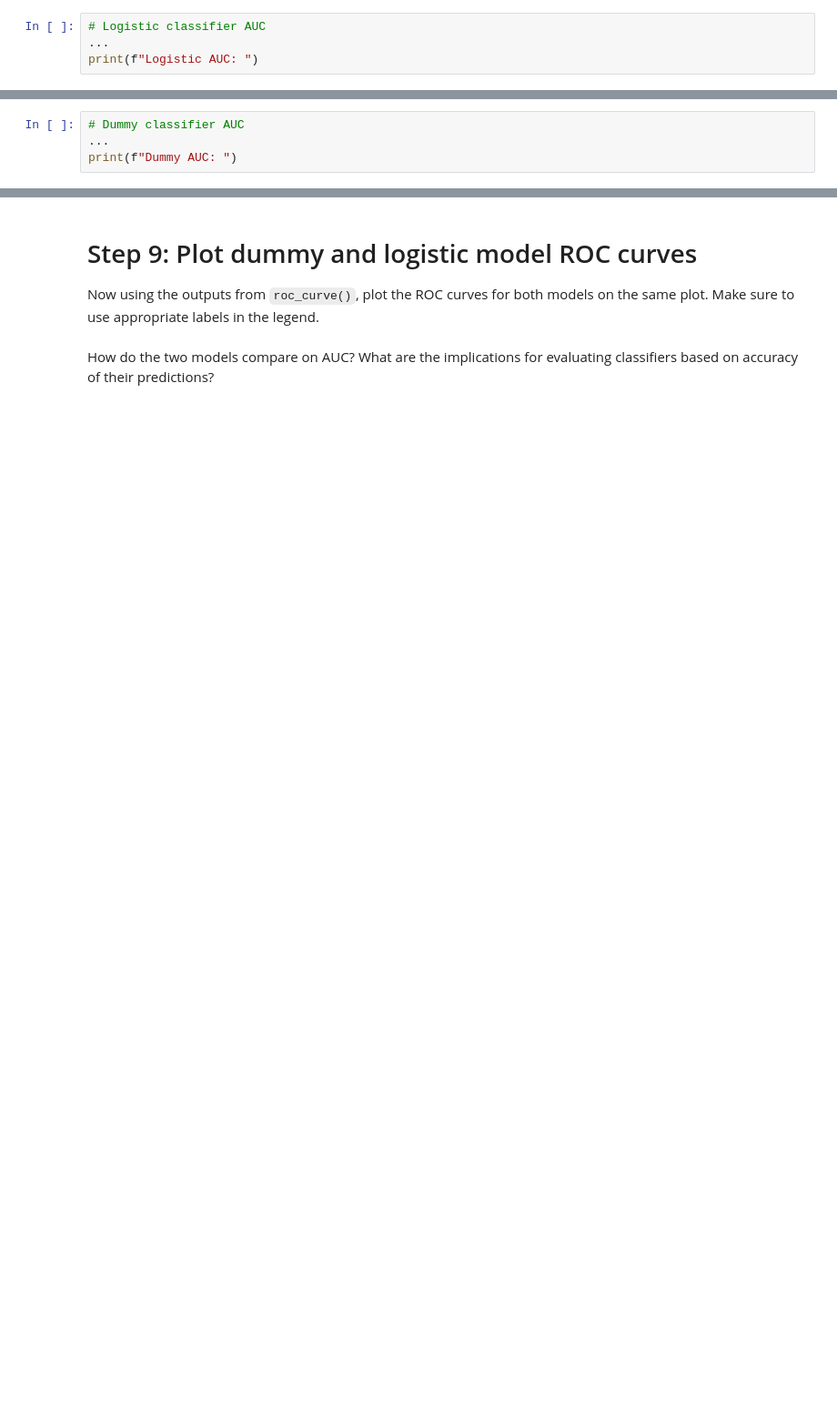
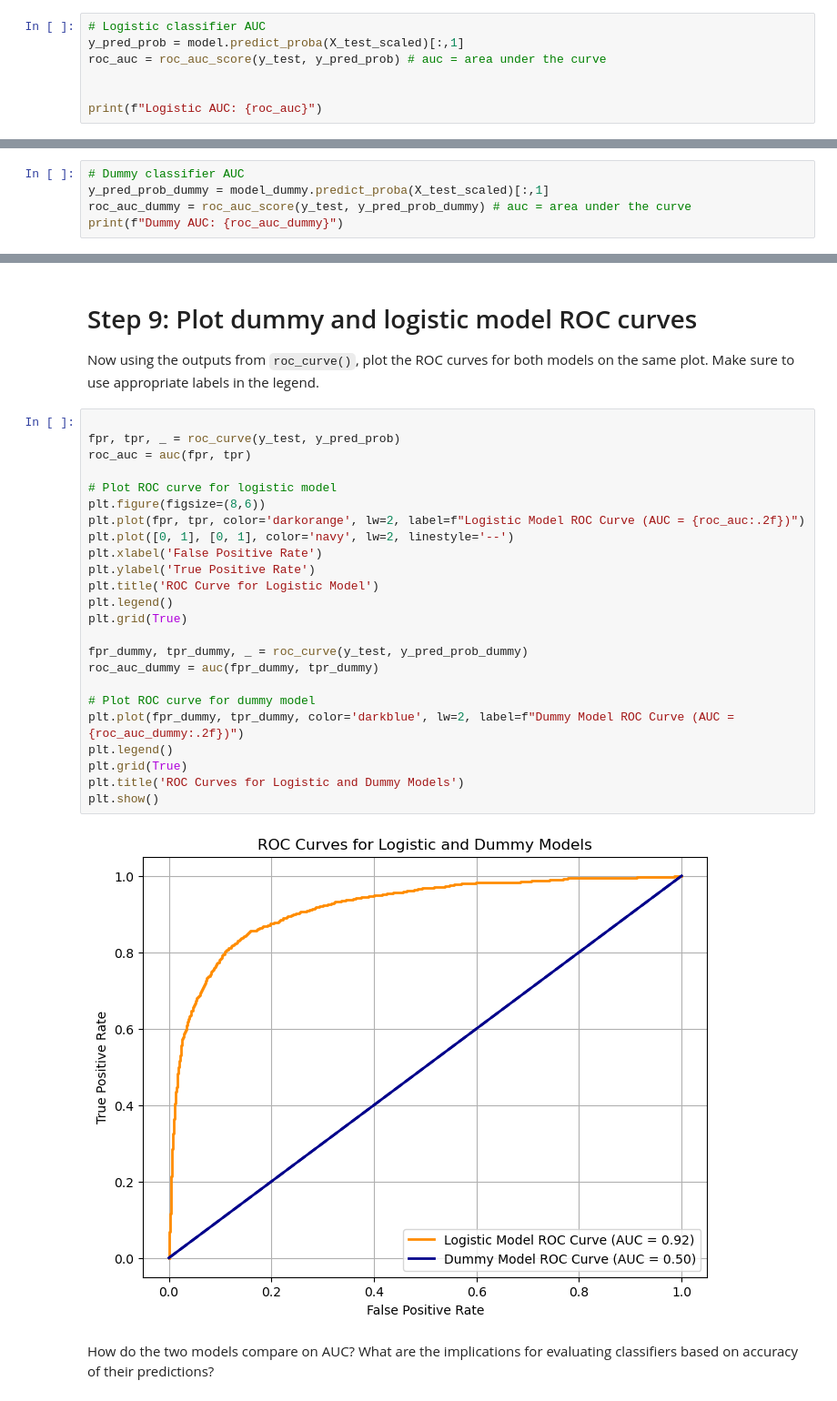
Before and after one commit to emmabeamitchell/EDS232-labs, a Jupyter notebook: Week3/lab3-wildfire.ipynb, the cells around one changed output, grey strips where cells are left out. Shown: that part at 91% size. Cells and saved outputs as stored; diff of their text form; blank space fills up the shorter version.

```diff
--- a/Week3/lab3-wildfire.ipynb
+++ b/Week3/lab3-wildfire.ipynb
@@ -186,5 +210,8 @@ print("\nDummy Confusion Matrix:")
 Our two models have similar accuracy, but is that all there is to this story?  Let's dig a little deeper on the comparison of our logistic and dummy classifiers by examining the associated receiver-operator characteristic (ROC) curves. Calculate the area under the curve (AUC) for both models.
 # %%
 # Logistic classifier AUC
-...
-print(f"Logistic AUC: ")
+y_pred_prob = model.predict_proba(X_test_scaled)[:,1]
+roc_auc = roc_auc_score(y_test, y_pred_prob) # auc = area under the curve
+
+
+print(f"Logistic AUC: {roc_auc}")
@@ -191,4 +220,5 @@ print(f"Logistic AUC: ")
 # %%
 # Dummy classifier AUC
-...
-print(f"Dummy AUC: ")
+y_pred_prob_dummy = model_dummy.predict_proba(X_test_scaled)[:,1]
+roc_auc_dummy = roc_auc_score(y_test, y_pred_prob_dummy) # auc = area under the curve
+print(f"Dummy AUC: {roc_auc_dummy}")
@@ -195,6 +227,32 @@ print(f"Dummy AUC: ")
 # %% [markdown]
 # Step 9: Plot dummy and logistic model ROC curves
 Now using the outputs from `roc_curve()`, plot the ROC curves for both models on the same plot.  Make sure to use appropriate labels in the legend.
+# %%
+
+fpr, tpr, _ = roc_curve(y_test, y_pred_prob)
+roc_auc = auc(fpr, tpr)
+
+# Plot ROC curve for logistic model
+plt.figure(figsize=(8,6))
+plt.plot(fpr, tpr, color='darkorange', lw=2, label=f"Logistic Model ROC Curve (AUC = {roc_auc:.2f})")
+plt.plot([0, 1], [0, 1], color='navy', lw=2, linestyle='--')
+plt.xlabel('False Positive Rate')
+plt.ylabel('True Positive Rate')
+plt.title('ROC Curve for Logistic Model')
+plt.legend()
+plt.grid(True)
+
+fpr_dummy, tpr_dummy, _ = roc_curve(y_test, y_pred_prob_dummy)
+roc_auc_dummy = auc(fpr_dummy, tpr_dummy)
+
+# Plot ROC curve for dummy model
+plt.plot(fpr_dummy, tpr_dummy, color='darkblue', lw=2, label=f"Dummy Model ROC Curve (AUC = {roc_auc_dummy:.2f})")
+plt.legend()
+plt.grid(True)
+plt.title('ROC Curves for Logistic and Dummy Models')
+plt.show()
+# %% [output]
+[figure, added]
 # %% [markdown]
 How do the two models compare on AUC?  What are the implications for evaluating classifiers based on accuracy of their predictions?
 # %% [markdown]
```
Also changed, not shown: parts of 10 cells of this notebook, 1 other file.
